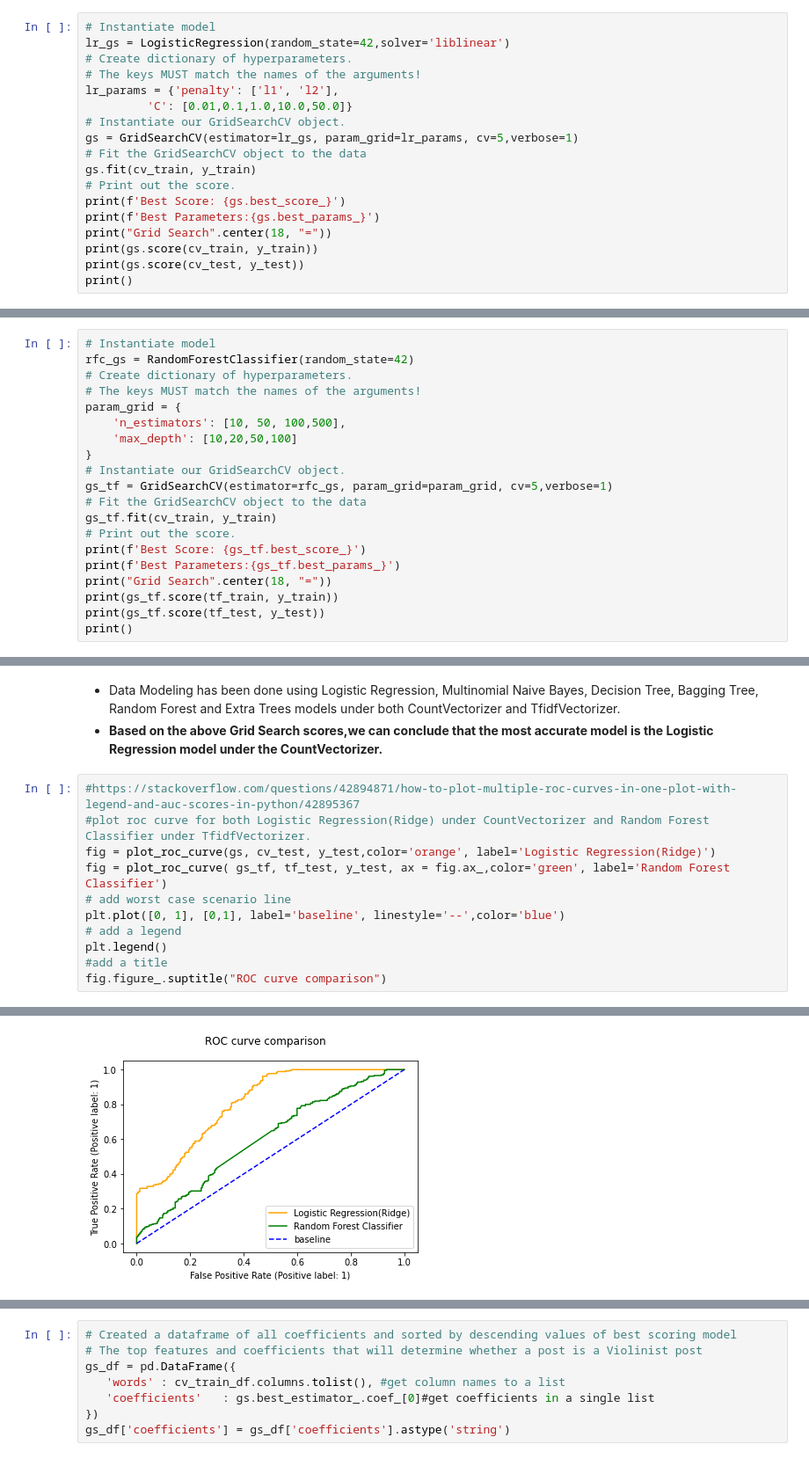
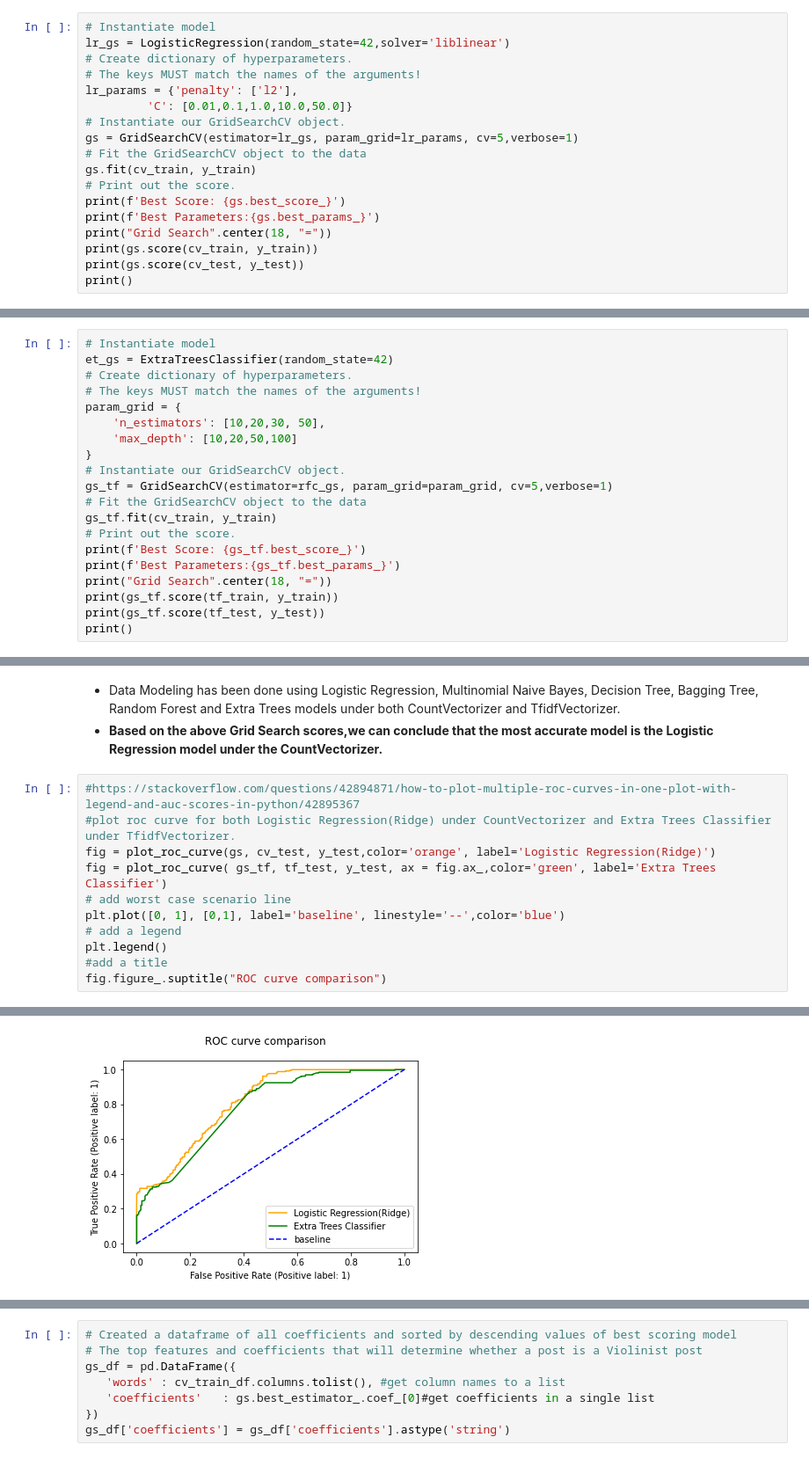
Before and after one commit to vaishnavibrungi/reddit, a Jupyter notebook: code/data_modeling_and_evaluation.ipynb, the cells around one changed output, grey strips where cells are left out. Shown at 88% size. Saved outputs shown, nothing was run; the diff lists cells and outputs as text.

```diff
--- a/code/data_modeling_and_evaluation.ipynb
+++ b/code/data_modeling_and_evaluation.ipynb
@@ -300,7 +300,7 @@ Random Forest Classifier
 lr_gs = LogisticRegression(random_state=42,solver='liblinear')
 # Create dictionary of hyperparameters.
 # The keys MUST match the names of the arguments!
-lr_params = {'penalty': ['l1', 'l2'],
+lr_params = {'penalty': ['l2'],
          'C': [0.01,0.1,1.0,10.0,50.0]}
 # Instantiate our GridSearchCV object.
 gs = GridSearchCV(estimator=lr_gs, param_grid=lr_params, cv=5,verbose=1)
@@ -541,11 +541,11 @@ Random Forest Classifier
 **GridSearch**
 # %%
 # Instantiate model
-rfc_gs = RandomForestClassifier(random_state=42)
+et_gs = ExtraTreesClassifier(random_state=42)
 # Create dictionary of hyperparameters.
 # The keys MUST match the names of the arguments!
 param_grid = {
-    'n_estimators': [10, 50, 100,500],
+    'n_estimators': [10,20,30, 50],
     'max_depth': [10,20,50,100]
 }
 # Instantiate our GridSearchCV object.
@@ -583,17 +583,17 @@ Best Parameters:{'max_depth': 100, 'n_estimators': 50}
 - **Based on the above  Grid Search scores,we can conclude that the most accurate model is the Logistic Regression model under the CountVectorizer.**
 # %%
 #https://stackoverflow.com/questions/42894871/how-to-plot-multiple-roc-curves-in-one-plot-with-legend-and-auc-scores-in-python/42895367
-#plot roc curve for both Logistic Regression(Ridge) under CountVectorizer and Random Forest Classifier under TfidfVectorizer.
+#plot roc curve for both Logistic Regression(Ridge) under CountVectorizer and Extra Trees Classifier under TfidfVectorizer.
 fig = plot_roc_curve(gs, cv_test, y_test,color='orange', label='Logistic Regression(Ridge)')
-fig = plot_roc_curve( gs_tf, tf_test, y_test, ax = fig.ax_,color='green', label='Random Forest Classifier')
+fig = plot_roc_curve( gs_tf, tf_test, y_test, ax = fig.ax_,color='green', label='Extra Trees Classifier')
 # add worst case scenario line
 plt.plot([0, 1], [0,1], label='baseline', linestyle='--',color='blue')
 # add a legend
 plt.legend()
 #add a title
 fig.figure_.suptitle("ROC curve comparison")
 # %% [output]
 Text(0.5, 0.98, 'ROC curve comparison')
-[figure, old version]
+[figure, new version]
 # %%
 #https://www.analyticsvidhya.com/blog/2020/06/auc-roc-curve-machine-learning/
```
Also changed, not shown: parts of 6 cells of this notebook, 3 other files.
